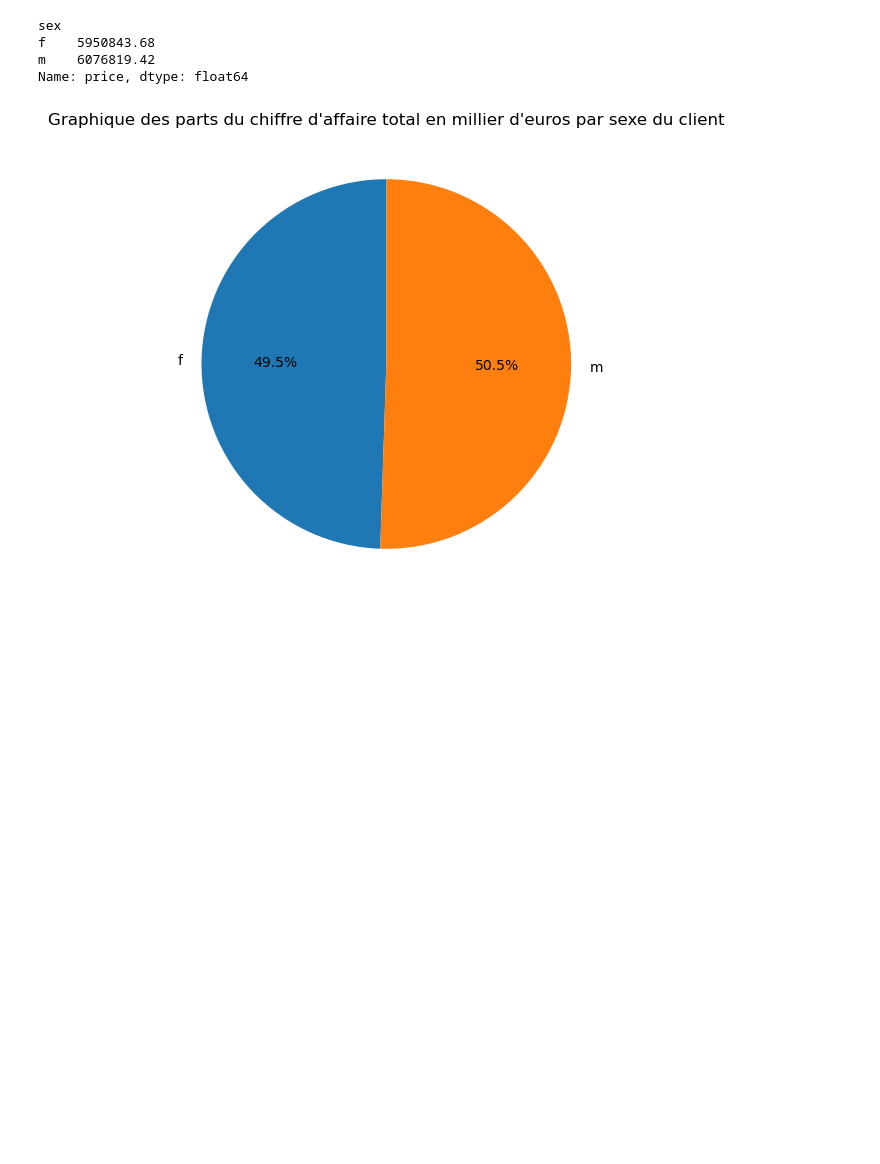
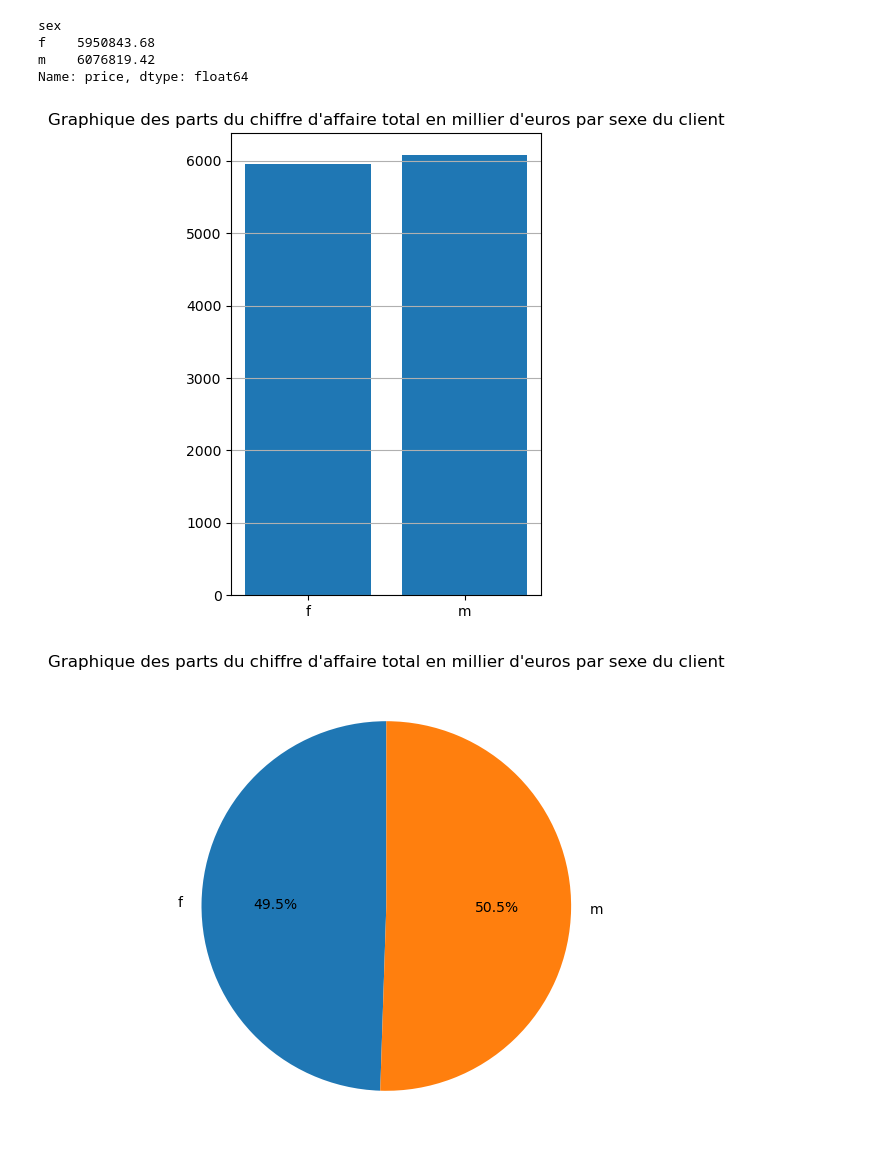
Before and after one commit to kikduck/DA-P6, a Jupyter notebook: notebook-p6.ipynb, the cells around one changed output. Cells and saved outputs as stored; diff of their text form; code cells hidden in the pictures; blank space fills up the shorter version.

```diff
--- a/notebook-p6.ipynb
+++ b/notebook-p6.ipynb
@@ -106,6 +207,14 @@ sex
 f    5950843.68
 m    6076819.42
 Name: price, dtype: float64
+# %%
+plt.figure(figsize=(4, 6))
+plt.bar(df_CA_HF.index, df_CA_HF/1000)
+plt.grid(axis = "y")
+plt.title("Graphique des parts du chiffre d'affaire total en millier d'euros par sexe du client")
+plt.show()
+# %% [output]
+[figure, added]
 # %%
 plt.figure(figsize=(10, 6))
 plt.pie(df_CA_HF, labels=df_CA_HF.index.astype(str), autopct='%1.1f%%', startangle=90)
```
Also changed, not shown: parts of 27 cells of this notebook.
